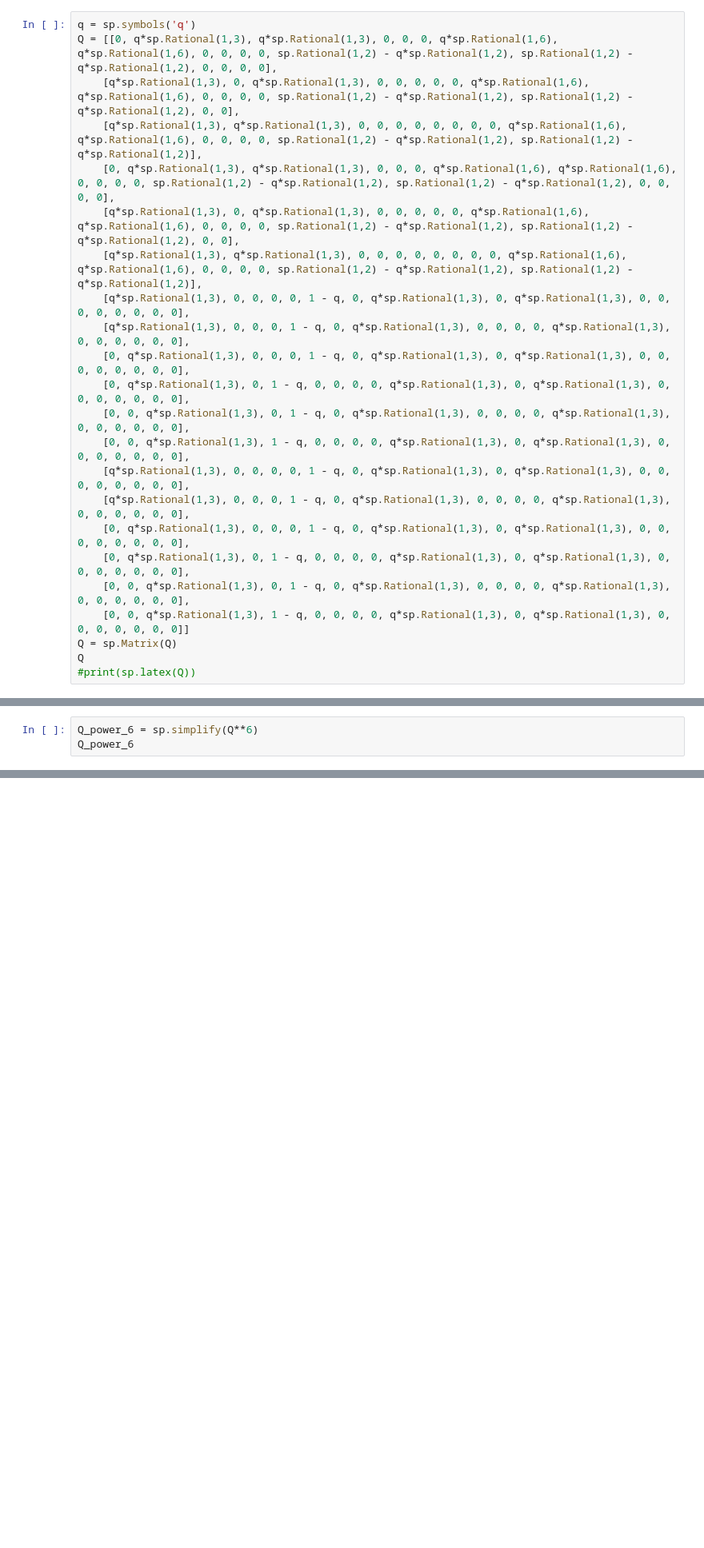
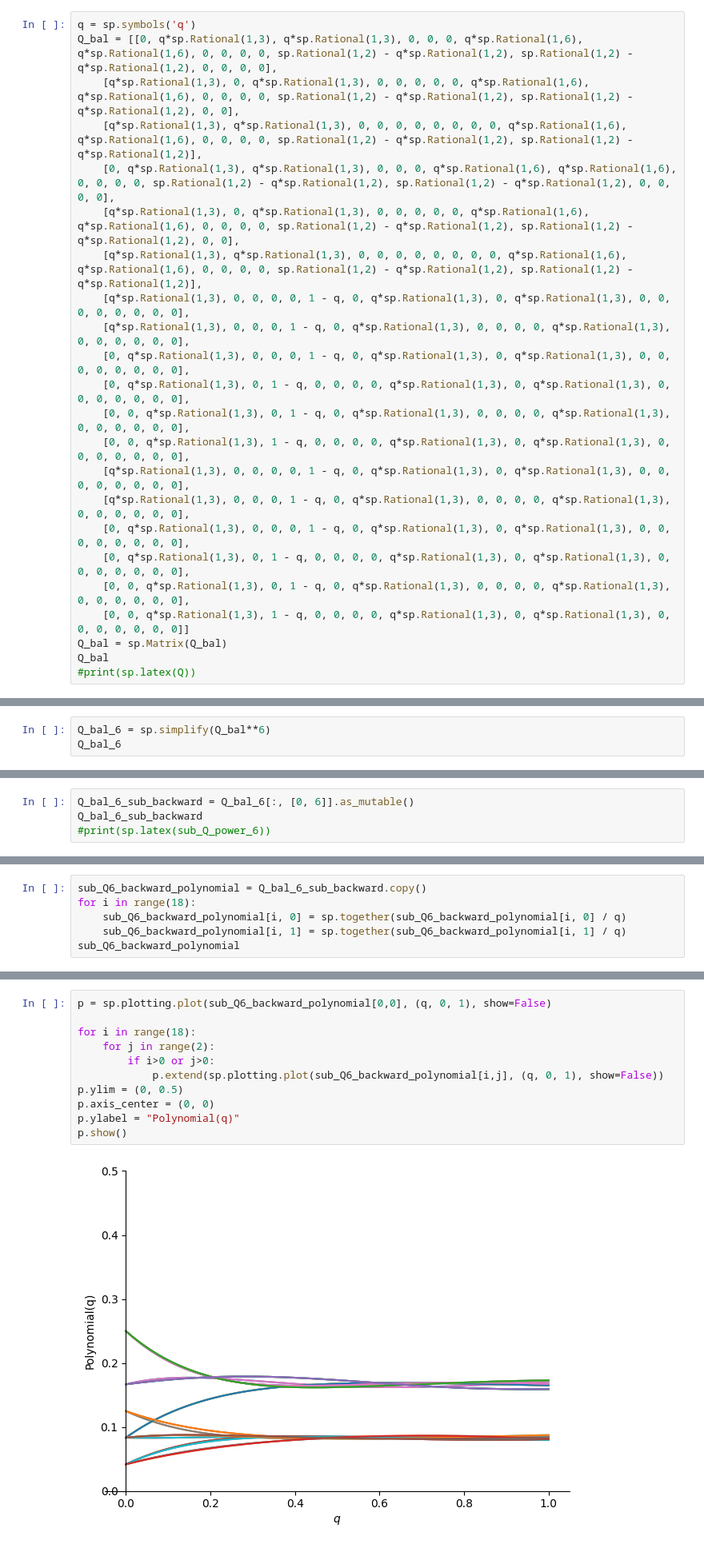
Before and after one commit to dwillhalm/sudoku_number, a Jupyter notebook: matrix_calcs.ipynb, the cells around one changed output, grey strips where cells are left out. Shown at 80% size. Saved outputs shown, nothing was run; the diff lists cells and outputs as text; blank space fills up the shorter version.

```diff
--- a/matrix_calcs.ipynb
+++ b/matrix_calcs.ipynb
@@ -7,6 +21,6 @@ This Python script uses **SymPy**, a symbolic mathematics library, to define and
 # %%
 q = sp.symbols('q')
-Q = [[0, q*sp.Rational(1,3), q*sp.Rational(1,3), 0, 0, 0, q*sp.Rational(1,6), q*sp.Rational(1,6), 0, 0, 0, 0, sp.Rational(1,2) - q*sp.Rational(1,2), sp.Rational(1,2) - q*sp.Rational(1,2), 0, 0, 0, 0],
+Q_bal = [[0, q*sp.Rational(1,3), q*sp.Rational(1,3), 0, 0, 0, q*sp.Rational(1,6), q*sp.Rational(1,6), 0, 0, 0, 0, sp.Rational(1,2) - q*sp.Rational(1,2), sp.Rational(1,2) - q*sp.Rational(1,2), 0, 0, 0, 0],
     [q*sp.Rational(1,3), 0, q*sp.Rational(1,3), 0, 0, 0, 0, 0, q*sp.Rational(1,6), q*sp.Rational(1,6), 0, 0, 0, 0, sp.Rational(1,2) - q*sp.Rational(1,2), sp.Rational(1,2) - q*sp.Rational(1,2), 0, 0],
     [q*sp.Rational(1,3), q*sp.Rational(1,3), 0, 0, 0, 0, 0, 0, 0, 0, q*sp.Rational(1,6), q*sp.Rational(1,6), 0, 0, 0, 0, sp.Rational(1,2) - q*sp.Rational(1,2), sp.Rational(1,2) - q*sp.Rational(1,2)],
     [0, q*sp.Rational(1,3), q*sp.Rational(1,3), 0, 0, 0, q*sp.Rational(1,6), q*sp.Rational(1,6), 0, 0, 0, 0, sp.Rational(1,2) - q*sp.Rational(1,2), sp.Rational(1,2) - q*sp.Rational(1,2), 0, 0, 0, 0],
@@ -24,7 +38,7 @@ Q = [[0, q*sp.Rational(1,3), q*sp.Rational(1,3), 0, 0, 0, q*sp.Rational(1,6), q*
     [0, q*sp.Rational(1,3), 0, 1 - q, 0, 0, 0, 0, q*sp.Rational(1,3), 0, q*sp.Rational(1,3), 0, 0, 0, 0, 0, 0, 0],
     [0, 0, q*sp.Rational(1,3), 0, 1 - q, 0, q*sp.Rational(1,3), 0, 0, 0, 0, q*sp.Rational(1,3), 0, 0, 0, 0, 0, 0],
     [0, 0, q*sp.Rational(1,3), 1 - q, 0, 0, 0, 0, q*sp.Rational(1,3), 0, q*sp.Rational(1,3), 0, 0, 0, 0, 0, 0, 0]]
-Q = sp.Matrix(Q)
-Q
+Q_bal = sp.Matrix(Q_bal)
+Q_bal
 #print(sp.latex(Q))
 # %% [output]
@@ -53,8 +67,8 @@ Matrix([
 [q*(-94*q**4 + 276*q**3 - 270*q**2 + 81*q + 81)/486,         q**2*(-22*q**3 + 78*q**2 - 126*q + 99)/162,   q*(-32*q**4 + 86*q**3 - 72*q**2 + 18*q + 27)/162,    -43*q**5/81 + 166*q**4/81 - 163*q**3/54  ...
 [        q**2*(-22*q**3 + 78*q**2 - 126*q + 99)/162, q*(-94*q**4 + 276*q**3 - 270*q**2 + 81*q + 81)/486,   q*(-32*q**4 + 86*q**3 - 72*q**2 + 18*q + 27)/162, -44*q**5/81 + 391*q**4/162 - 481*q**3/108 + ...
 # %%
-Q_power_6 = sp.simplify(Q**6)
-Q_power_6
+Q_bal_6 = sp.simplify(Q_bal**6)
+Q_bal_6
 # %% [output]
 Matrix([
 [        q*(132*q**5 - 496*q**4 + 690*q**3 - 405*q**2 + 81*q + 81)/486,  q*(628*q**5 - 2352*q**4 + 3690*q**3 - 3105*q**2 + 1377*q + 243)/2916,  q*(628*q**5 - 2352*q**4 + 3690*q**3 - 3105*q**2 + 1377*q ...
@@ -79,0 +94,4 @@ Due to symmetry we can restrict our analysis to the 1st, 4th, 7th and 13th colum
+# %%
+Q_bal_6_sub_backward = Q_bal_6[:, [0, 6]].as_mutable()
+Q_bal_6_sub_backward
+#print(sp.latex(sub_Q_power_6))
@@ -79,0 +120,6 @@ Due to symmetry we can restrict our analysis to the 1st, 4th, 7th and 13th colum
+# %%
+sub_Q6_backward_polynomial = Q_bal_6_sub_backward.copy()
+for i in range(18):
+    sub_Q6_backward_polynomial[i, 0] = sp.together(sub_Q6_backward_polynomial[i, 0] / q)
+    sub_Q6_backward_polynomial[i, 1] = sp.together(sub_Q6_backward_polynomial[i, 1] / q)
+sub_Q6_backward_polynomial
@@ -79,0 +130,13 @@ Due to symmetry we can restrict our analysis to the 1st, 4th, 7th and 13th colum
+# %%
+p = sp.plotting.plot(sub_Q6_backward_polynomial[0,0], (q, 0, 1), show=False)
+
+for i in range(18):
+    for j in range(2):
+        if i>0 or j>0:
+            p.extend(sp.plotting.plot(sub_Q6_backward_polynomial[i,j], (q, 0, 1), show=False))
+p.ylim = (0, 0.5)
+p.axis_center = (0, 0)
+p.ylabel = "Polynomial(q)"
+p.show()
+# %% [output]
+[figure, added]
```
Also changed, not shown: parts of 21 cells of this notebook.
